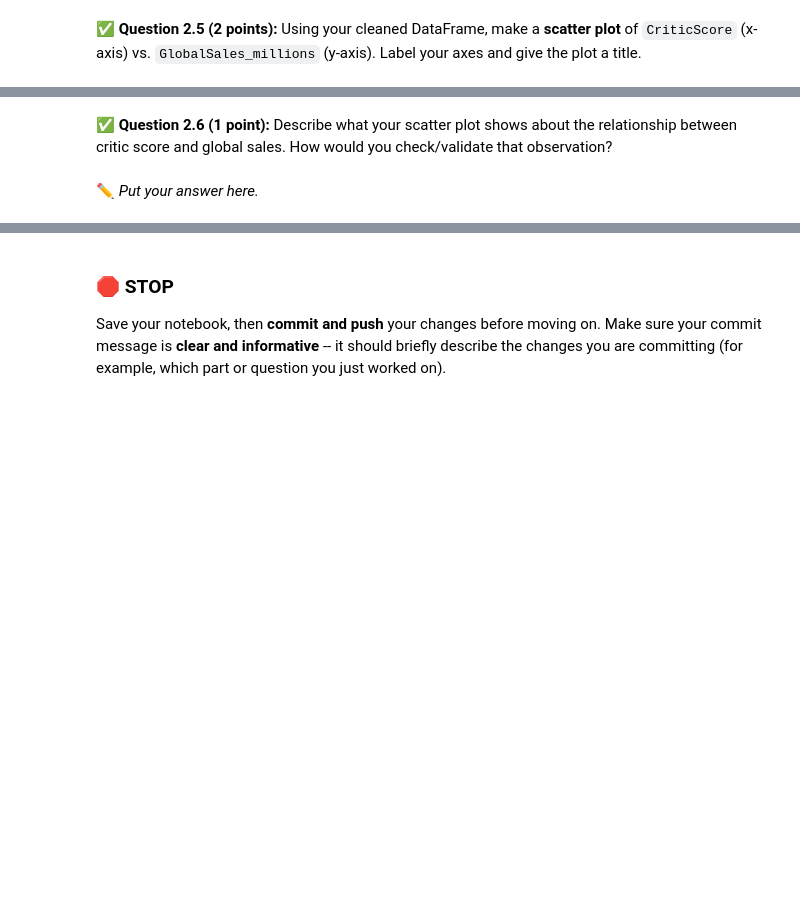
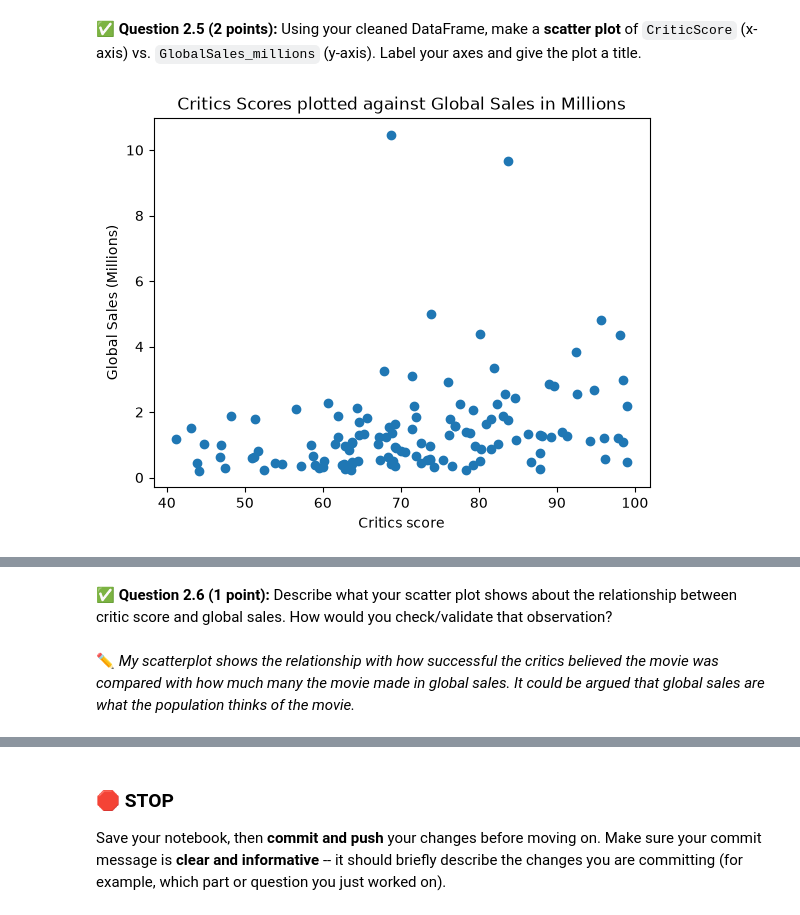
Before and after one commit to benni-ellisgoertler/CMSE202-f26-turnin, a Jupyter notebook: Midterm-01/CMSE202-Midterm-Section004-STUDENT.ipynb, the cells around one changed output, grey strips where cells are left out. Saved outputs shown, nothing was run; the diff lists cells and outputs as text; code cells hidden in the pictures; blank space fills up the shorter version.

```diff
--- a/Midterm-01/CMSE202-Midterm-Section004-STUDENT.ipynb
+++ b/Midterm-01/CMSE202-Midterm-Section004-STUDENT.ipynb
@@ -122,0 +125,6 @@ from the URL provided by your instructor. Put the command you used in the cell b
+# %%
+import pandas as pd
+import numpy as np
+import matplotlib.pyplot as plt
+videogames = pd.read_csv("video_games.csv")
+videogames.head()
@@ -147,3 +179,5 @@ DataFrame with all rows containing missing values removed.
+# %%
+videogames_clean = videogames.dropna()
 # %% [markdown]
 <!-- END QUESTION -->
 <!-- DO NOT MODIFY OR DELETE THIS CELL -->
@@ -157,3 +189,11 @@ DataFrame with all rows containing missing values removed.
+# %%
+plt.scatter(x= videogames_clean["CriticScore"], y= videogames_clean["GlobalSales_millions"])
+plt.xlabel("Critics score")
+plt.ylabel("Global Sales (Millions)")
+plt.title("Critics Scores plotted against Global Sales in Millions")
+plt.show()
+# %% [output]
+[figure, added]
 # %% [markdown]
 <!-- END QUESTION -->
 <!-- DO NOT MODIFY OR DELETE THIS CELL -->
@@ -162,8 +202,8 @@ DataFrame with all rows containing missing values removed.
 
 &#9989; **Question 2.6 (1 point):** Describe what your scatter plot shows about the relationship between
 critic score and global sales. How would you check/validate that observation?
-# %% [markdown]
-&#9999;&#65039; *Put your answer here.*
+# %% [markdown]
+&#9999;&#65039; *My scatterplot shows the relationship with how successful the critics believed the movie was compared with how much many the movie made in global sales. It could be argued that global sales are what the population thinks of the movie.*
 # %% [markdown]
 <!-- END QUESTION -->
 <!-- DO NOT MODIFY OR DELETE THIS CELL -->
```
Also changed, not shown: parts of 8 cells of this notebook, 1 other file.
